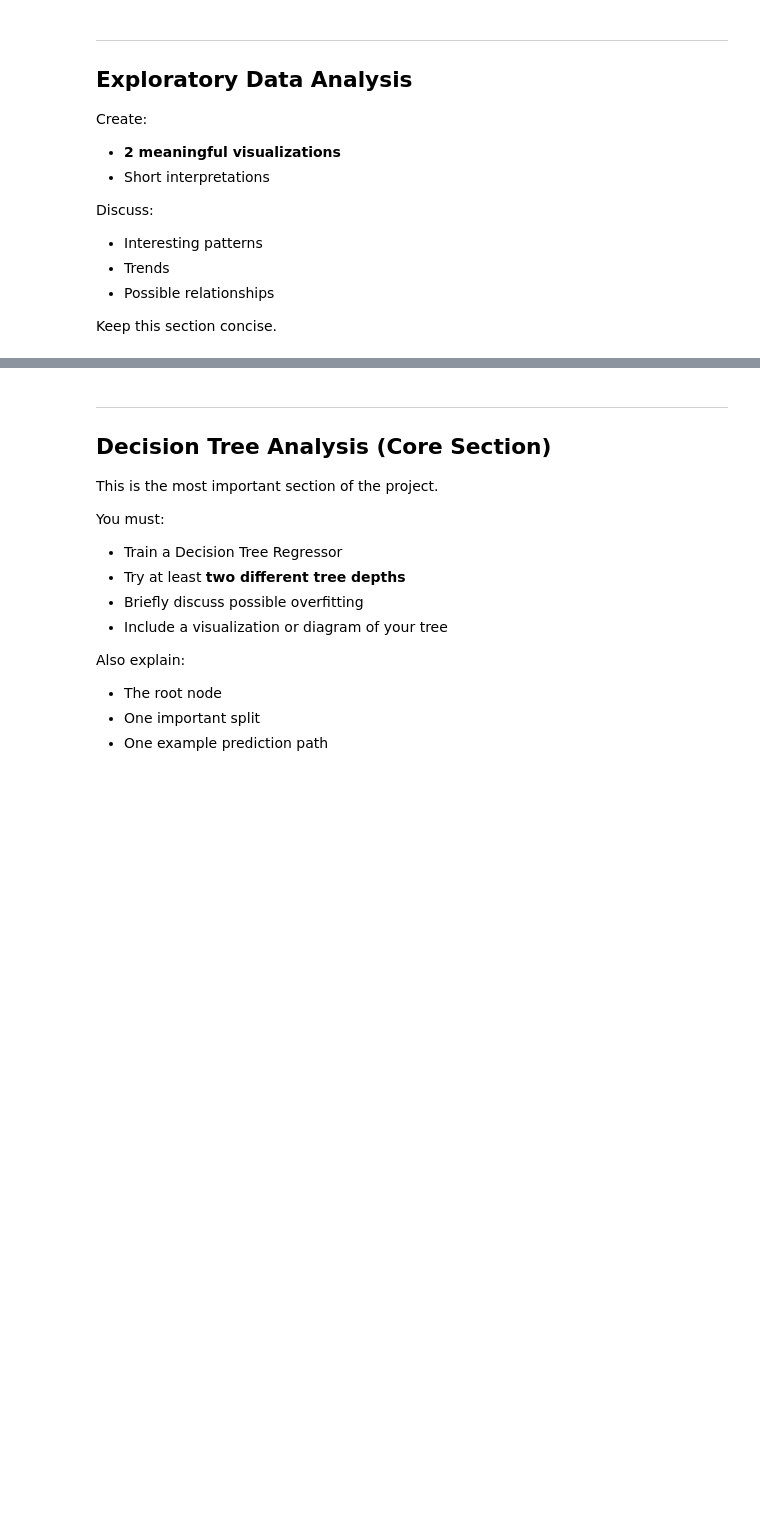
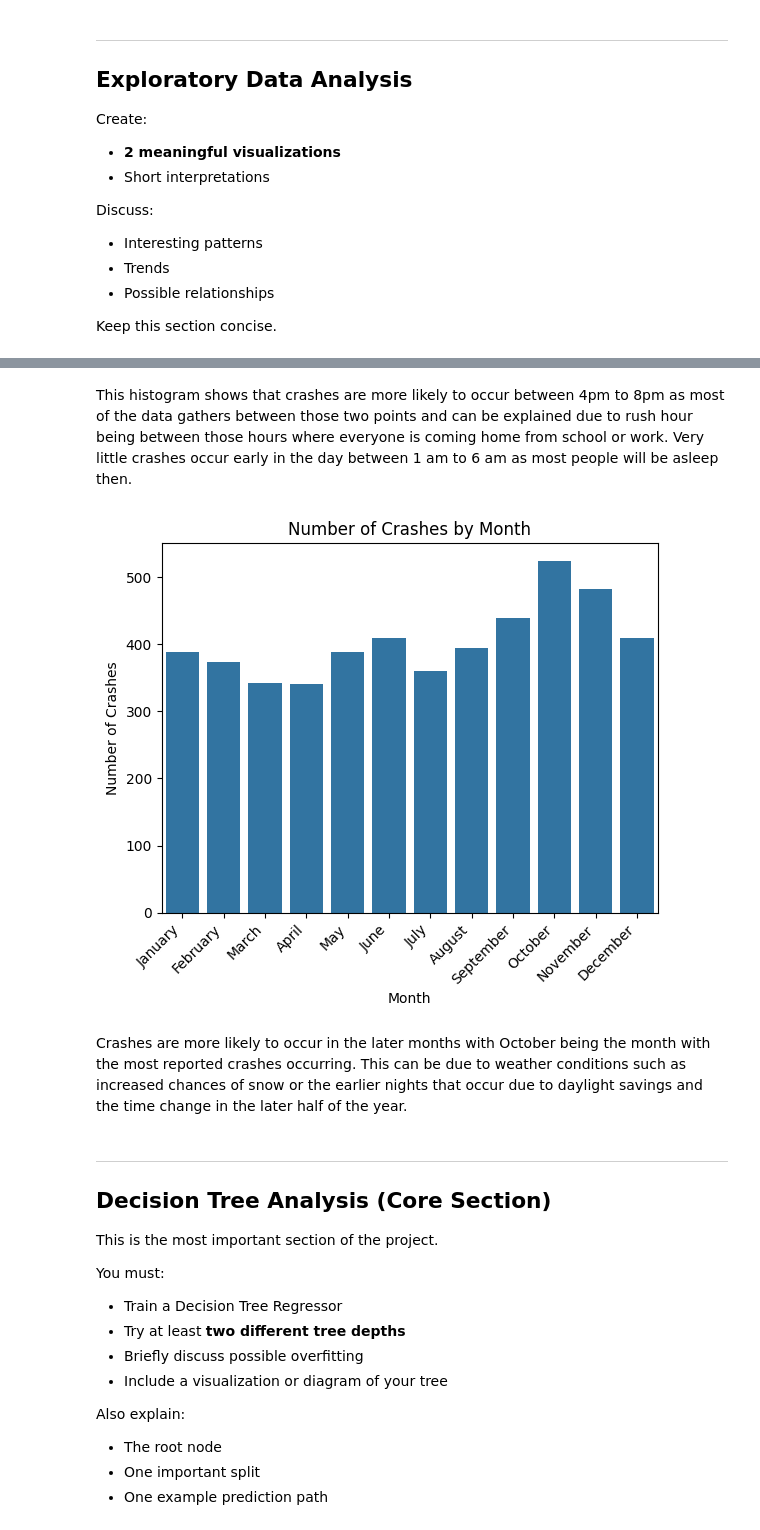
Before and after one commit to Nikolai-N484/Data201_NikolaiN, a Jupyter notebook: Project3/Nikolai_Navarro_Project3_Week14.ipynb, the cells around one changed output, grey strips where cells are left out. Cells and saved outputs as stored; diff of their text form; code cells hidden in the pictures; blank space fills up the shorter version.

```diff
--- a/Project3/Nikolai_Navarro_Project3_Week14.ipynb
+++ b/Project3/Nikolai_Navarro_Project3_Week14.ipynb
@@ -143,3 +180,19 @@ Keep this section concise.
+# %% [markdown]
+This histogram shows that crashes are more likely to occur between 4pm to 8pm as most of the data gathers between those two points and can be explained due to rush hour being between those hours where everyone is coming home from school or work. Very little crashes occur early in the day between 1 am to 6 am as most people will be asleep then.
+# %%
+month_counts = df["Crash_Month"].value_counts().sort_index()
+month_names = [calendar.month_name[m] for m in month_counts.index]
+
+sns.barplot(x=month_names, y=month_counts.values)
+plt.title("Number of Crashes by Month")
+plt.xlabel("Month")
+plt.ylabel("Number of Crashes")
+plt.xticks(rotation=45, ha='right')
+plt.show()
+# %% [output]
+[figure, added]
+# %% [markdown]
+Crashes are more likely to occur in the later months with October being the month with the most reported crashes occurring.  This can be due to weather conditions such as increased chances of snow or the earlier nights that occur due to daylight savings and the time change in the later half of the year.
 # %% [markdown]
 ---
 ## **Decision Tree Analysis (Core Section)**
```
Also changed, not shown: parts of 13 cells of this notebook.
